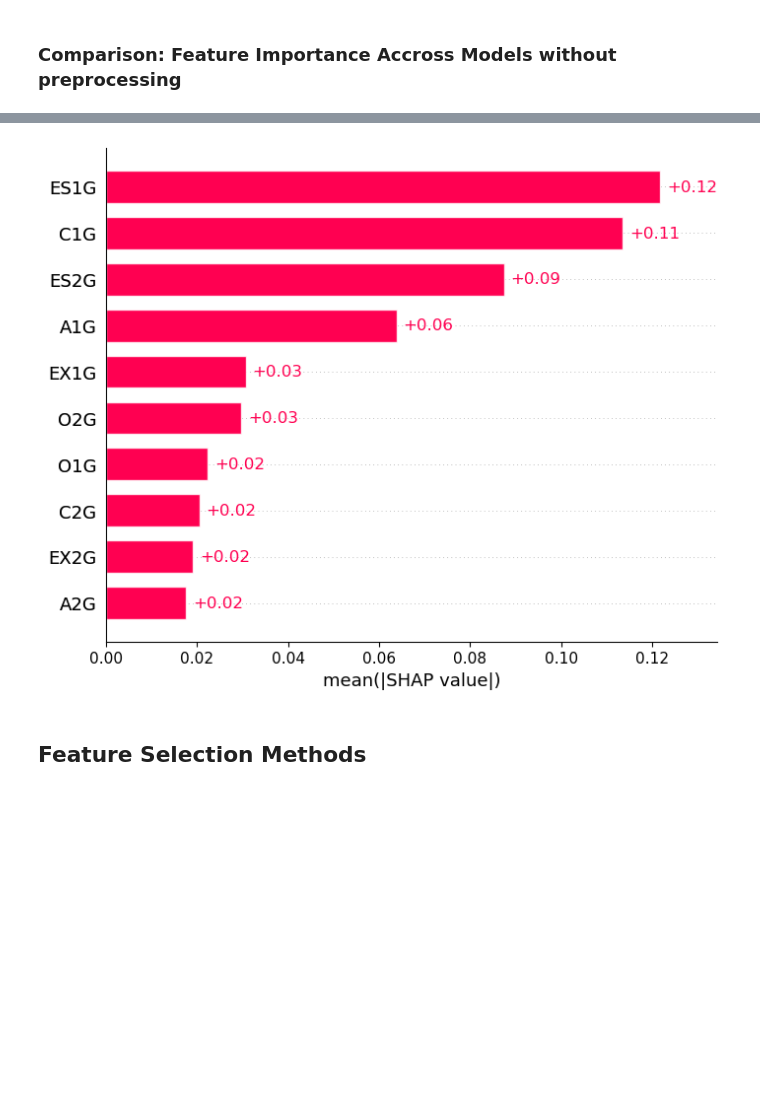
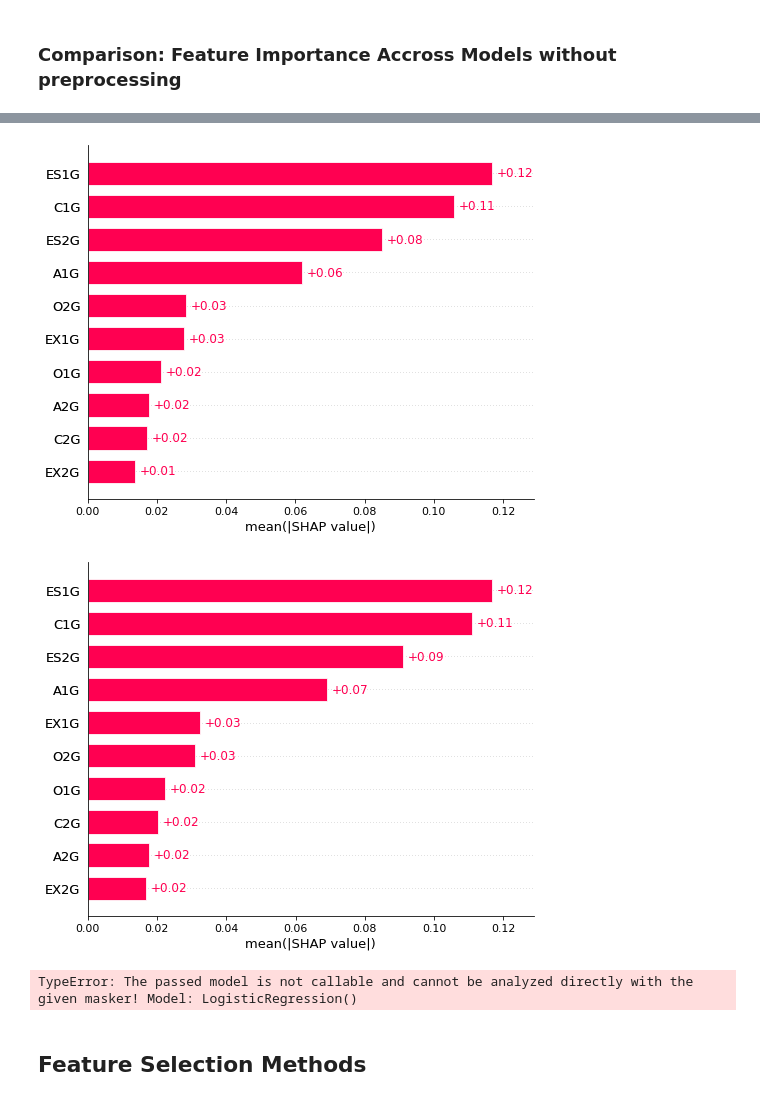
Before and after one commit to santiviquez/lie-detection, a Jupyter notebook: predictors_reliability.ipynb, the cells around one changed output, grey strips where cells are left out. Cells and saved outputs as stored; diff of their text form; code cells hidden in the pictures; blank space fills up the shorter version.

Commit message:
WIP: shap values cross-valiation

```diff
--- a/predictors_reliability.ipynb
+++ b/predictors_reliability.ipynb
@@ -238,4 +226,0 @@ sns.barplot(data=comparison_df, x="variable", y="value", hue="model")
-# %%
-clf = LogisticRegression(solver="lbfgs")
-output = evaluate_clf(BF_CTU_df, clf, cv=5)
-output
@@ -251,14 +227,63 @@ output
-# %%
-X = BF_CTU_df.loc[:, BF_CTU_df.columns != 'CONDITION'] # select all columns except CONDITION
-y = np.where(BF_CTU_df["CONDITION"] == "H", 1, 0)
-
-model = RandomForestClassifier().fit(X,y)
-
-explainer = shap.Explainer(model, X)
-shap_values = explainer(X)
-shap.plots.bar(shap_values[:,:,1])
-# %% [output]
-[figure, removed]
+# %%
+from sklearn.model_selection import KFold
+
+X = BF_CTU_df.loc[:, BF_CTU_df.columns != 'CONDITION'] # select all columns except CONDITION
+y = np.where(BF_CTU_df["CONDITION"] == "H", 1, 0)
+
+kf = KFold(n_splits=5, shuffle=True, random_state=42)
+list_shap_values = list()
+list_test_sets = list()
+
+for train_index, test_index in kf.split(X):
+    X_train, X_test = X.iloc[train_index], X.iloc[test_index]
+    y_train, y_test = y[train_index], y[test_index]
+
+    #training model
+    clf = RandomForestClassifier(random_state=42)
+    clf.fit(X_train, y_train)
+
+    #explaining model
+    explainer = shap.Explainer(clf, X_train)
+    shap_values = explainer(X_test)
+
+    #for each iteration we save the test_set index and the shap_values
+    list_shap_values.append(shap_values)
+    list_test_sets.append(test_index)
+# %%
+# combining results from all iterations
+test_set = list_test_sets[0]
+shap_values = np.array(list_shap_values[0].values)
+for i in range(1, len(list_test_sets)):
+    test_set = np.concatenate((test_set,list_test_sets[i]),axis=0)
+    shap_values = np.concatenate((shap_values, np.array(list_shap_values[i].values)), axis=0)
+# %%
+sh_vals = shap.Explanation(shap_values, feature_names=X_train.columns)
+# %%
+shap.plots.bar(sh_vals[:,:,1])
+# %% [output]
+[figure, added]
+# %%
+X = BF_CTU_df.loc[:, BF_CTU_df.columns != 'CONDITION'] # select all columns except CONDITION
+y = np.where(BF_CTU_df["CONDITION"] == "H", 1, 0)
+
+model = RandomForestClassifier().fit(X,y)
+
+explainer = shap.Explainer(model, X)
+shap_values = explainer(X)
+shap.plots.bar(shap_values[:,:,1])
+# %% [output]
+[figure, added]
+# %%
+X = BF_CTU_df.loc[:, BF_CTU_df.columns != 'CONDITION'] # select all columns except CONDITION
+y = np.where(BF_CTU_df["CONDITION"] == "H", 1, 0)
+
+model = LogisticRegression().fit(X, y)
+
+explainer = shap.Explainer(model)
+shap_values = explainer(X)
+shap.plots.bar(shap_values[:,:,1])
+# %% [output]
+TypeError: The passed model is not callable and cannot be analyzed directly with the given masker! Model: LogisticRegression()
 # %% [markdown]
 ## Feature Selection Methods
 # %% [markdown]
```
Also changed, not shown: parts of 8 cells of this notebook.
